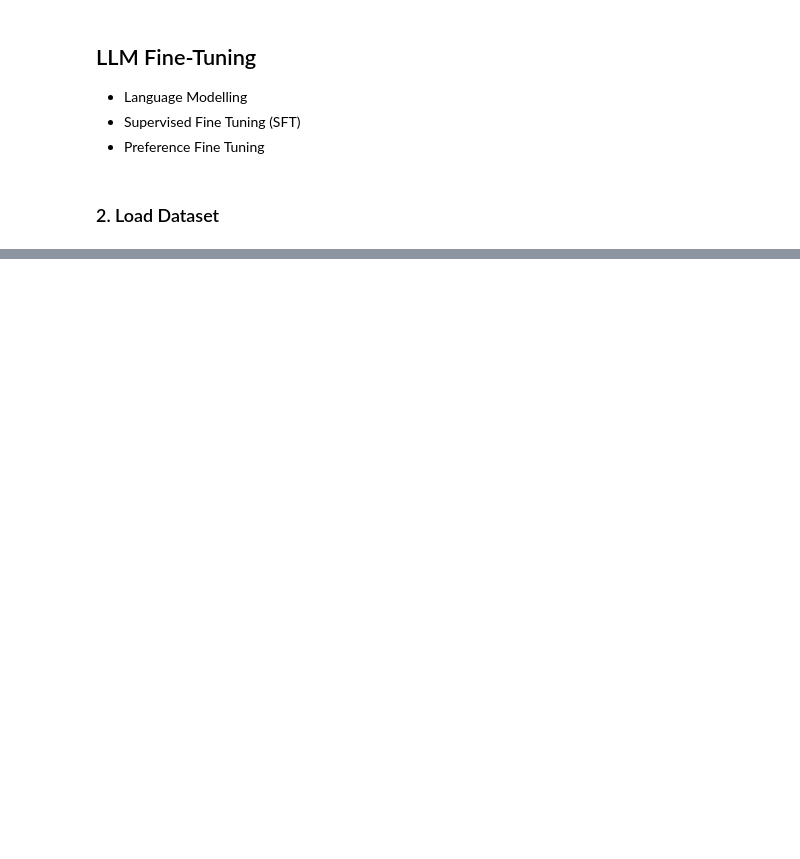
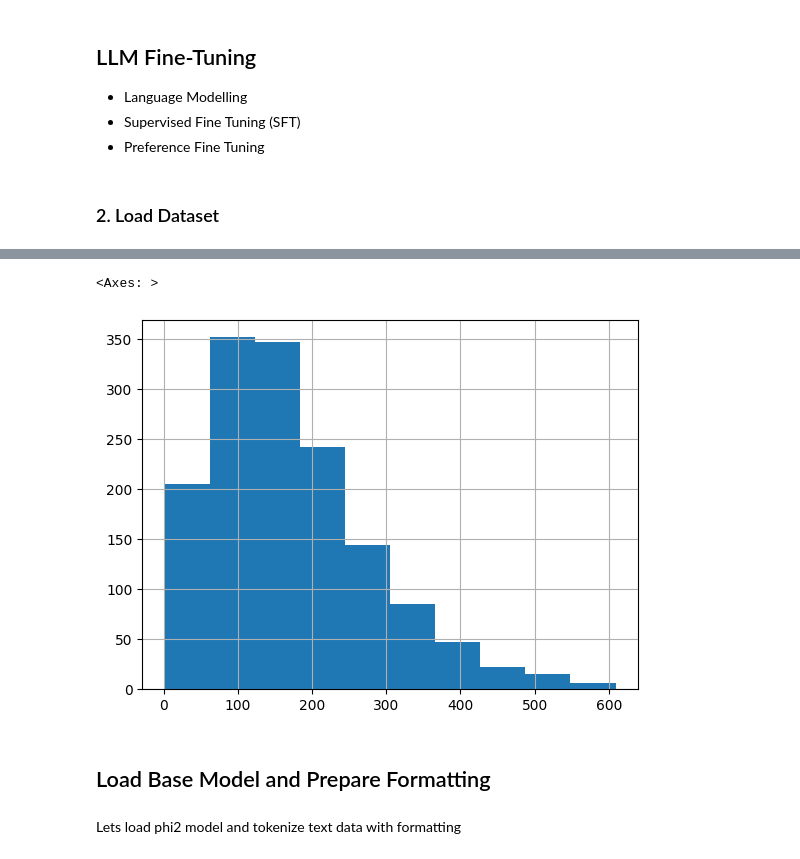
Before and after one commit to laxmimerit/Fine-Tuning-LLM-with-HuggingFace, a Jupyter notebook: 11-Fine_Tuning_LLM_Phi3_on_Custom_Data/2_Coding_Fine_Tuning_LLM_Phi3_on_Custom_Data.ipynb, the cells around one changed output, grey strips where cells are left out. Drawn from its saved outputs; the diff is of its cells as text; code cells hidden in the pictures; blank space fills up the shorter version.

```diff
--- a/11-Fine_Tuning_LLM_Phi3_on_Custom_Data/2_Coding_Fine_Tuning_LLM_Phi3_on_Custom_Data.ipynb
+++ b/11-Fine_Tuning_LLM_Phi3_on_Custom_Data/2_Coding_Fine_Tuning_LLM_Phi3_on_Custom_Data.ipynb
@@ -63,0 +79,9 @@ Then create a `formatting_func` to structure training examples as prompts.
+# %%
+description['text_tokens'].hist()
+# %% [output]
+<Axes: >
+[figure, added]
+# %% [markdown]
+## Load Base Model and Prepare Formatting
+# %% [markdown]
+Lets load phi2 model and tokenize text data with formatting
```
Also changed, not shown: parts of 73 cells of this notebook.
